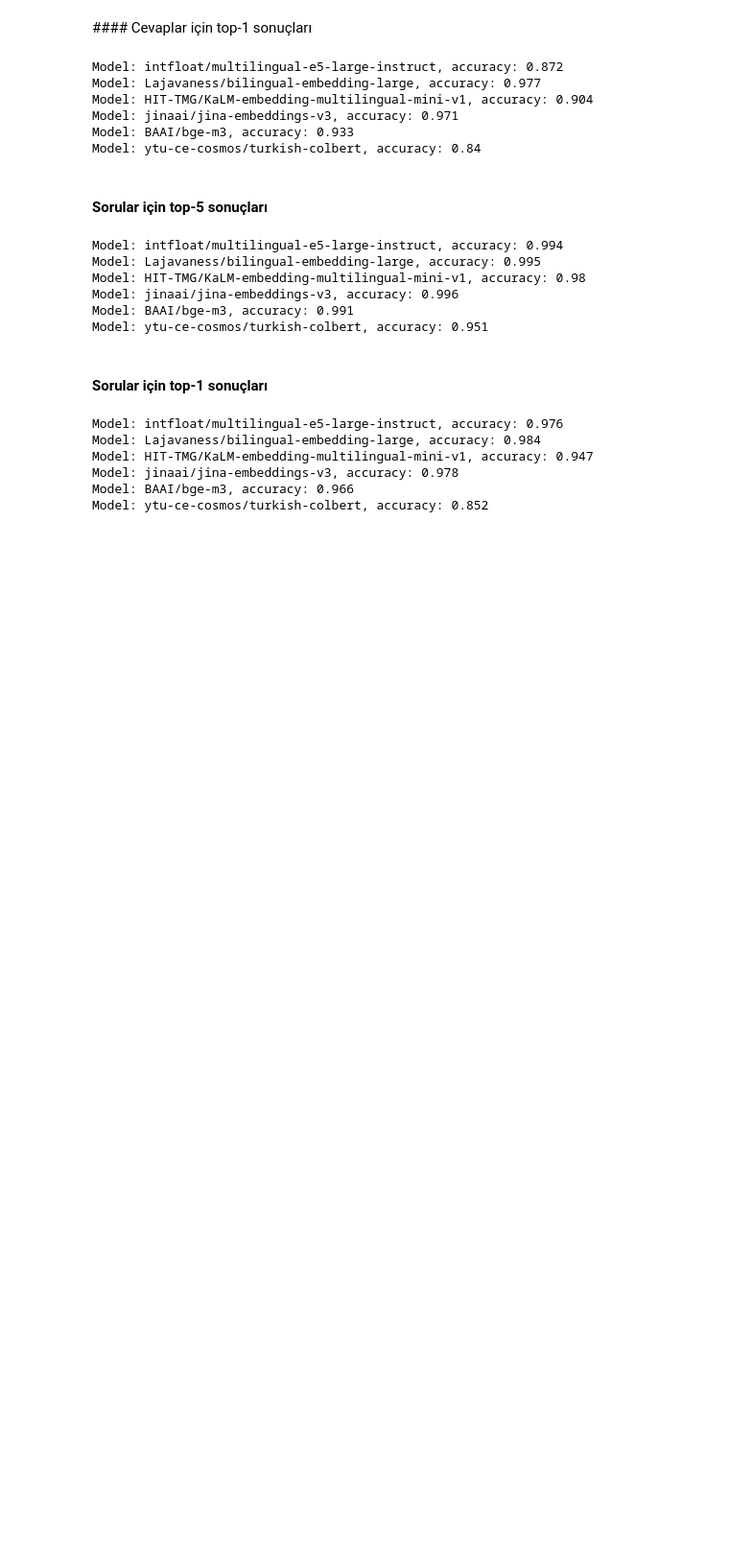
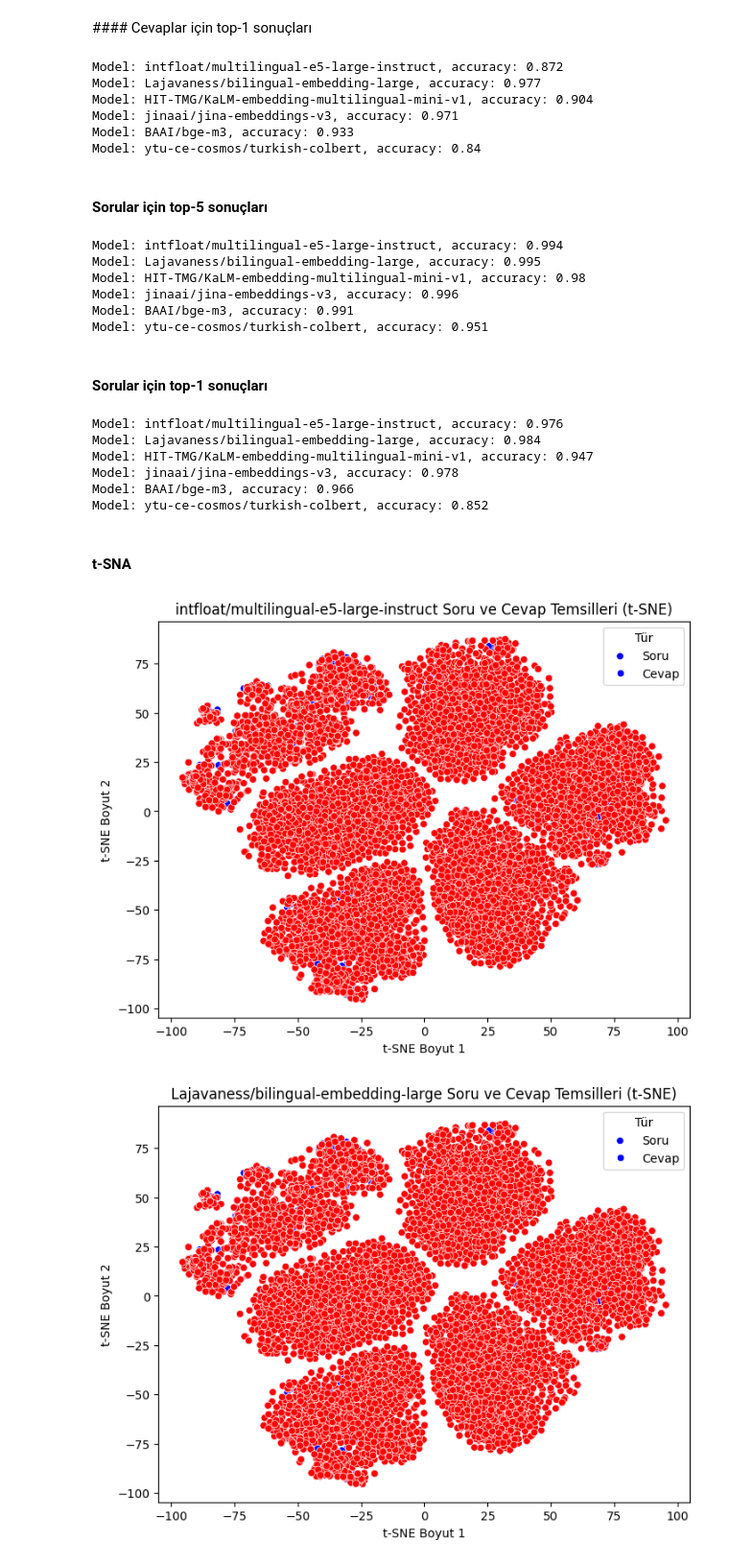
Before and after one commit to eyupdalan/BLM6114-hw1, a Jupyter notebook: BLM6114hw1.ipynb, the cells around one changed output. Shown at 96% size. Cells and saved outputs as stored; diff of their text form; code cells hidden in the pictures; blank space fills up the shorter version.

```diff
--- a/BLM6114hw1.ipynb
+++ b/BLM6114hw1.ipynb
@@ -274,3 +274,53 @@ Model: HIT-TMG/KaLM-embedding-multilingual-mini-v1, accuracy: 0.947
 Model: jinaai/jina-embeddings-v3, accuracy: 0.978
 Model: BAAI/bge-m3, accuracy: 0.966
 Model: ytu-ce-cosmos/turkish-colbert, accuracy: 0.852
+# %% [markdown]
+#### t-SNA
+# %%
+import numpy as np
+import pandas as pd
+from sklearn.manifold import TSNE
+import matplotlib.pyplot as plt
+import seaborn as sns
+
+all_embeddings = []
+labels = []
+
+# Determine the minimum embedding dimension across all models
+min_dim = float('inf')  # Initialize with infinity
+for model_name, embeddings in model_embeddings_list.items():
+  min_dim = min(min_dim, embeddings[Type.QUESTIONS].shape[1], embeddings[Type.ANSWERS].shape[1])
+
+# Now process embeddings, ensuring consistent dimensions
+for model_name, embeddings in model_embeddings_list.items():
+  # Convert embeddings to numpy arrays and ensure they have the same number of dimensions
+  question_embeddings_np = embeddings[Type.QUESTIONS].cpu().numpy()[:, :min_dim] # Resize here
+  answer_embeddings_np = embeddings[Type.ANSWERS].cpu().numpy()[:, :min_dim] # Resize here
+
+  all_embeddings.extend(question_embeddings_np)
+  all_embeddings.extend(answer_embeddings_np)
+  labels.extend([0] * len(embeddings[Type.QUESTIONS]))
+  labels.extend([1] * len(embeddings[Type.ANSWERS]))
+
+# Convert all_embeddings list to a NumPy array
+all_embeddings = np.array(all_embeddings)
+
+labels = np.array(labels)
+
+tsne = TSNE(n_components=2, random_state=42)
+embeddings_2d = tsne.fit_transform(all_embeddings)
+
+df = pd.DataFrame(data={'x': embeddings_2d[:, 0], 'y': embeddings_2d[:, 1], 'label': labels})
+
+# Her model için ayrı bir grafik oluşturun
+for model_name in all_models:
+  plt.figure(figsize=(8, 6))
+  sns.scatterplot(x='x', y='y', hue='label', data=df, palette=['blue', 'red'])
+  plt.title(f'{model_name} Soru ve Cevap Temsilleri (t-SNE)')
+  plt.xlabel('t-SNE Boyut 1')
+  plt.ylabel('t-SNE Boyut 2')
+  plt.legend(title='Tür', labels=['Soru', 'Cevap'])
+  plt.show()
+# %% [output]
+[figure, added]
+[figure, added]
```
Also changed, not shown: parts of 1 cell of this notebook.
